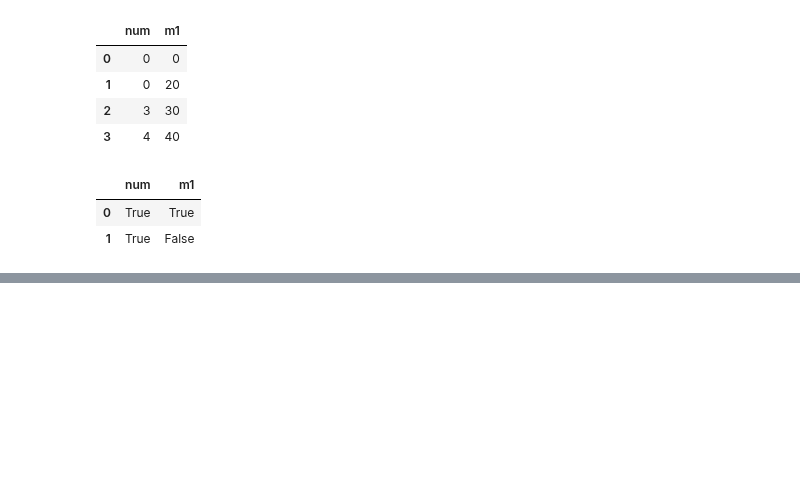
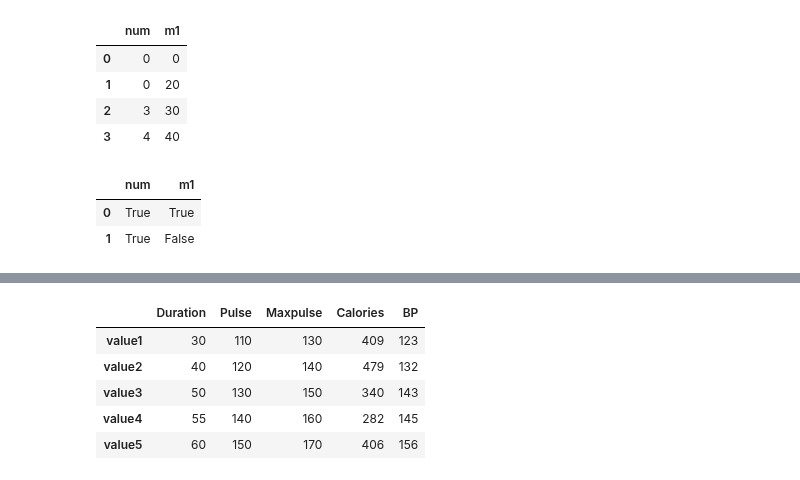
Before and after one commit to ramnagella/Demo, a Jupyter notebook: DA_Day7.ipynb, the cells around one changed output, grey strips where cells are left out. Cells and saved outputs as stored; diff of their text form; code cells hidden in the pictures; blank space fills up the shorter version.

```diff
--- a/DA_Day7.ipynb
+++ b/DA_Day7.ipynb
@@ -473,0 +576,10 @@ df2[0:2]<20
+# %%
+df4['BP']=['123','132','143','145','156']
+df4
+# %% [output]
+|  | Duration | Pulse | Maxpulse | Calories | BP |
+| value1 | 30 | 110 | 130 | 409 | 123 |
+| value2 | 40 | 120 | 140 | 479 | 132 |
+| value3 | 50 | 130 | 150 | 340 | 143 |
+| value4 | 55 | 140 | 160 | 282 | 145 |
+| value5 | 60 | 150 | 170 | 406 | 156 |
```
Also changed, not shown: parts of 21 cells of this notebook.
